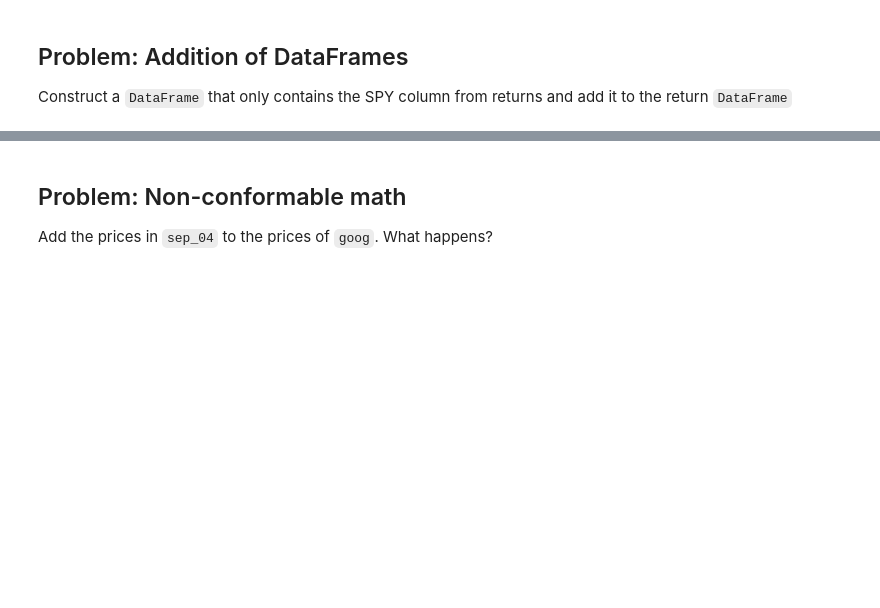
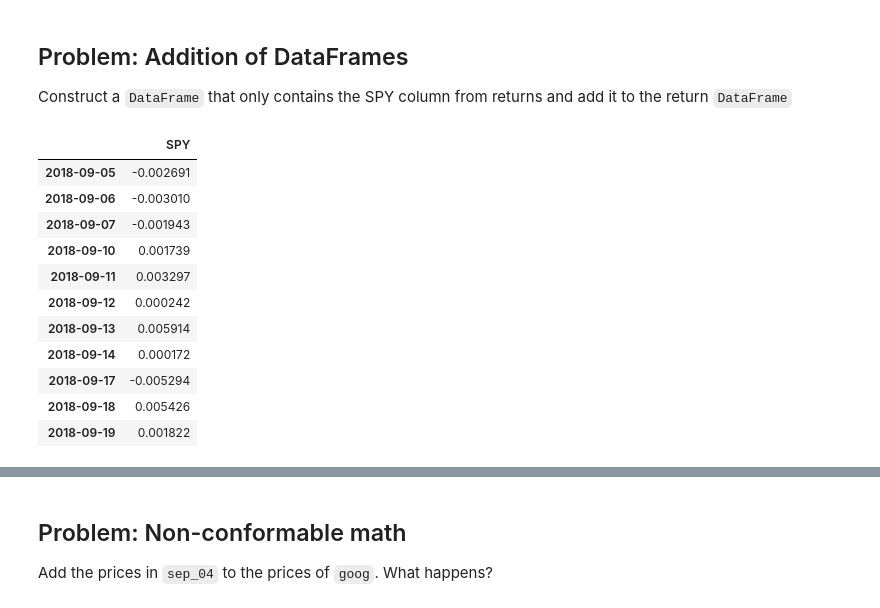
Before and after one commit to GeorgeHockey/python-introduction, a Jupyter notebook: course/introduction/lesson-8.ipynb, the cells around one changed output, grey strips where cells are left out. Cells and saved outputs as stored; diff of their text form; code cells hidden in the pictures; blank space fills up the shorter version.

```diff
--- a/course/introduction/lesson-8.ipynb
+++ b/course/introduction/lesson-8.ipynb
@@ -202,3 +226,19 @@ correlation between the returns on AAPL and SPY.
 ## Problem: Addition of DataFrames
 Construct a `DataFrame` that only contains the SPY column from returns
 and add it to the return `DataFrame`
+# %%
+spy_returns_df = pd.DataFrame({"SPY": spy_returns})
+spy_returns_df
+# %% [output]
+|  | SPY |
+| 2018-09-05 | -0.002691 |
+| 2018-09-06 | -0.003010 |
+| 2018-09-07 | -0.001943 |
+| 2018-09-10 | 0.001739 |
+| 2018-09-11 | 0.003297 |
+| 2018-09-12 | 0.000242 |
+| 2018-09-13 | 0.005914 |
+| 2018-09-14 | 0.000172 |
+| 2018-09-17 | -0.005294 |
+| 2018-09-18 | 0.005426 |
+| 2018-09-19 | 0.001822 |
```
Also changed, not shown: parts of 5 cells of this notebook, 1 other file.
